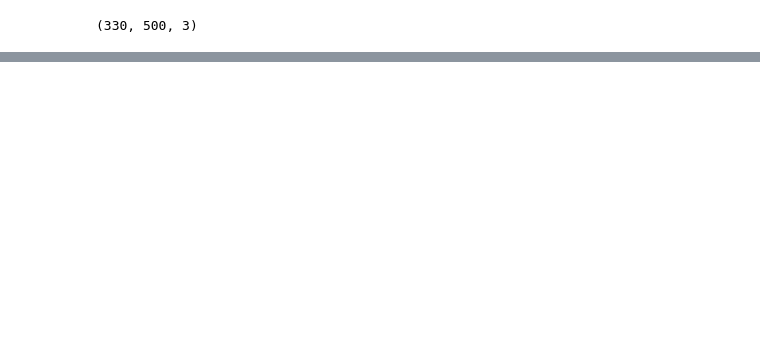
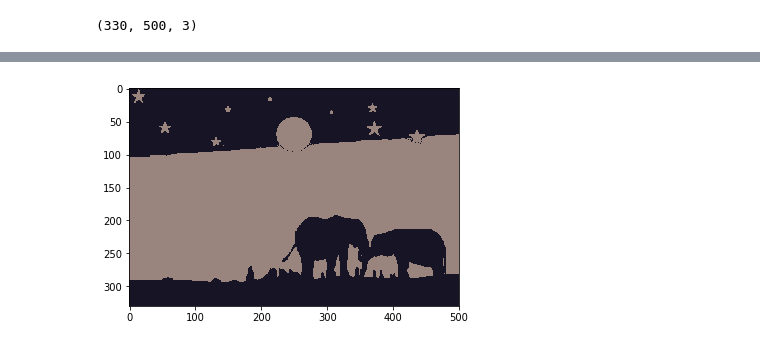
Before and after one commit to yatin9988/Image-Segmentation, a Jupyter notebook: Image Segmentation.ipynb, the cells around one changed output, grey strips where cells are left out. Saved outputs shown, nothing was run; the diff lists cells and outputs as text; code cells hidden in the pictures; blank space fills up the shorter version.

```diff
--- a/Image Segmentation.ipynb
+++ b/Image Segmentation.ipynb
@@ -38,6 +38,8 @@ print(clusters)
 print(img.shape)
 # %% [output]
 (330, 500, 3)
+# %%
+labels = {}
 # %%
 def Distance(v1,v2):
     return np.sum((v1-v2)**2)
@@ -112,0 +112,2 @@ plt.show()
+# %%
+new_img = np.zeros(img.shape,dtype='int32')
@@ -112,0 +118,11 @@ plt.show()
+# %%
+count = 0
+for i in range(new_img.shape[0]):
+    for j in range(new_img.shape[1]):
+        new_img[i][j] = colors[labels[count]]
+        count+=1
+# %%
+plt.imshow(new_img)
+plt.show()
+# %% [output]
+[figure, added]
```
Also changed, not shown: parts of 10 cells of this notebook.
